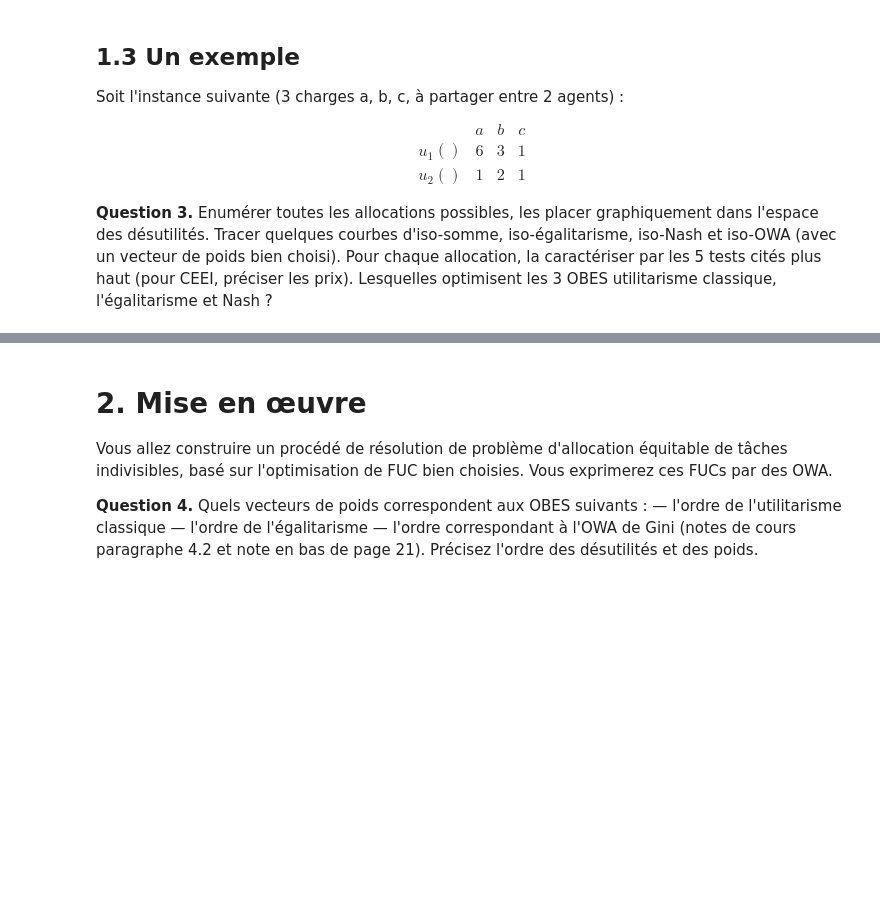
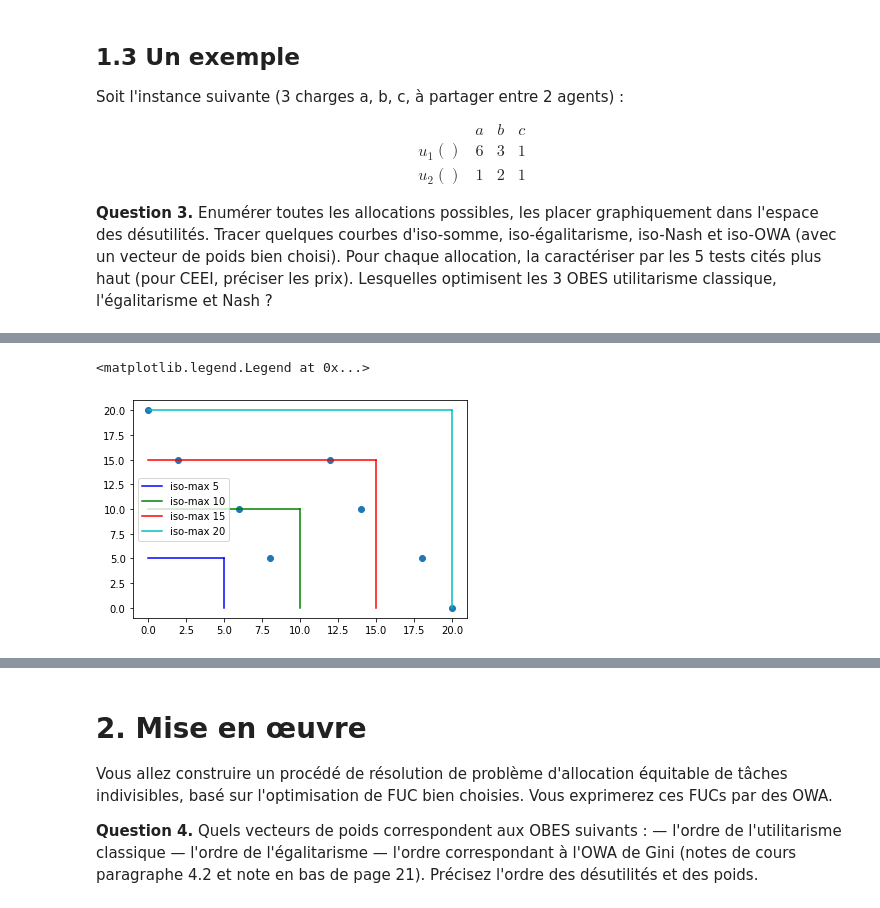
Before and after one commit to Ziqing-WU/Project-EquitableSharing, a Jupyter notebook: BE partage equitable.ipynb, the cells around one changed output, grey strips where cells are left out. Saved outputs shown, nothing was run; the diff lists cells and outputs as text; code cells hidden in the pictures; blank space fills up the shorter version.

```diff
--- a/BE partage equitable.ipynb
+++ b/BE partage equitable.ipynb
@@ -130,0 +217,20 @@ Soit l'instance suivante (3 charges a, b, c, à partager entre 2 agents) :
+# %%
+# Plot the iso-égalitarisme curves
+fig = plt.figure()
+ax = plt.axes()
+def trunk(maxe):
+    return np.linspace(0, maxe, 1000)
+
+maxes = [5,10,15, 20]
+labels = ["iso-max "+str(i) for i in maxes]
+colors = ['b', 'g', 'r', 'c']
+i=0
+for maxe in maxes:
+    ax.plot(trunk(maxe), np.linspace(maxe, maxe, 1000), color = colors[i])
+    ax.plot(np.linspace(maxe, maxe, 1000), trunk(maxe), label = labels[i], color = colors[i])
+    i+=1
+ax.scatter(u1, u2)
+ax.legend()
+# %% [output]
+<matplotlib.legend.Legend at 0x...>
+[figure, added]
```
Also changed, not shown: parts of 13 cells of this notebook.
